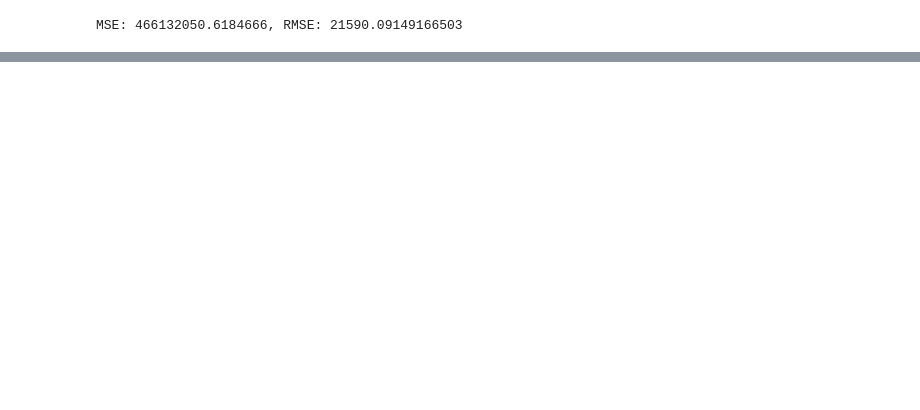
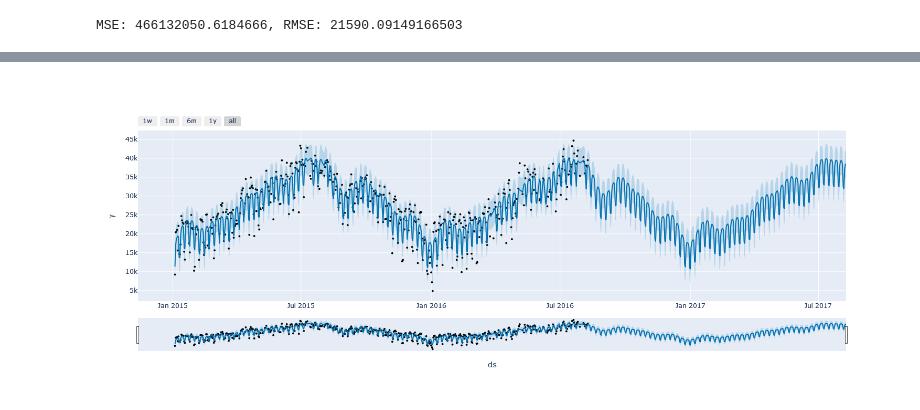
Before and after one commit to gabrielfsil/data-science-temporal-series, a Jupyter notebook: notebooks/temporal-series.ipynb, the cells around one changed output, grey strips where cells are left out. Saved outputs shown, nothing was run; the diff lists cells and outputs as text; code cells hidden in the pictures; blank space fills up the shorter version.

```diff
--- a/notebooks/temporal-series.ipynb
+++ b/notebooks/temporal-series.ipynb
@@ -723,0 +828,12 @@ MSE: 466132050.6184666, RMSE: 21590.09149166503
+# %%
+np.random.seed(4587)
+
+modelo_sem_outliers = Prophet(
+    yearly_seasonality=True
+)
+
+modelo_sem_outliers.fit(df_treino)
+
+futuro = modelo_sem_outliers.make_future_dataframe(periods=365,freq='D')
+
+previsao = modelo_sem_outliers.predict(futuro)
@@ -723,0 +861,5 @@ MSE: 466132050.6184666, RMSE: 21590.09149166503
+# %%
+fig = plot_plotly(modelo_sem_outliers,previsao)
+fig.show()
+# %% [output]
+[figure, added]
```
Also changed, not shown: parts of 27 cells of this notebook, 1 other file.
